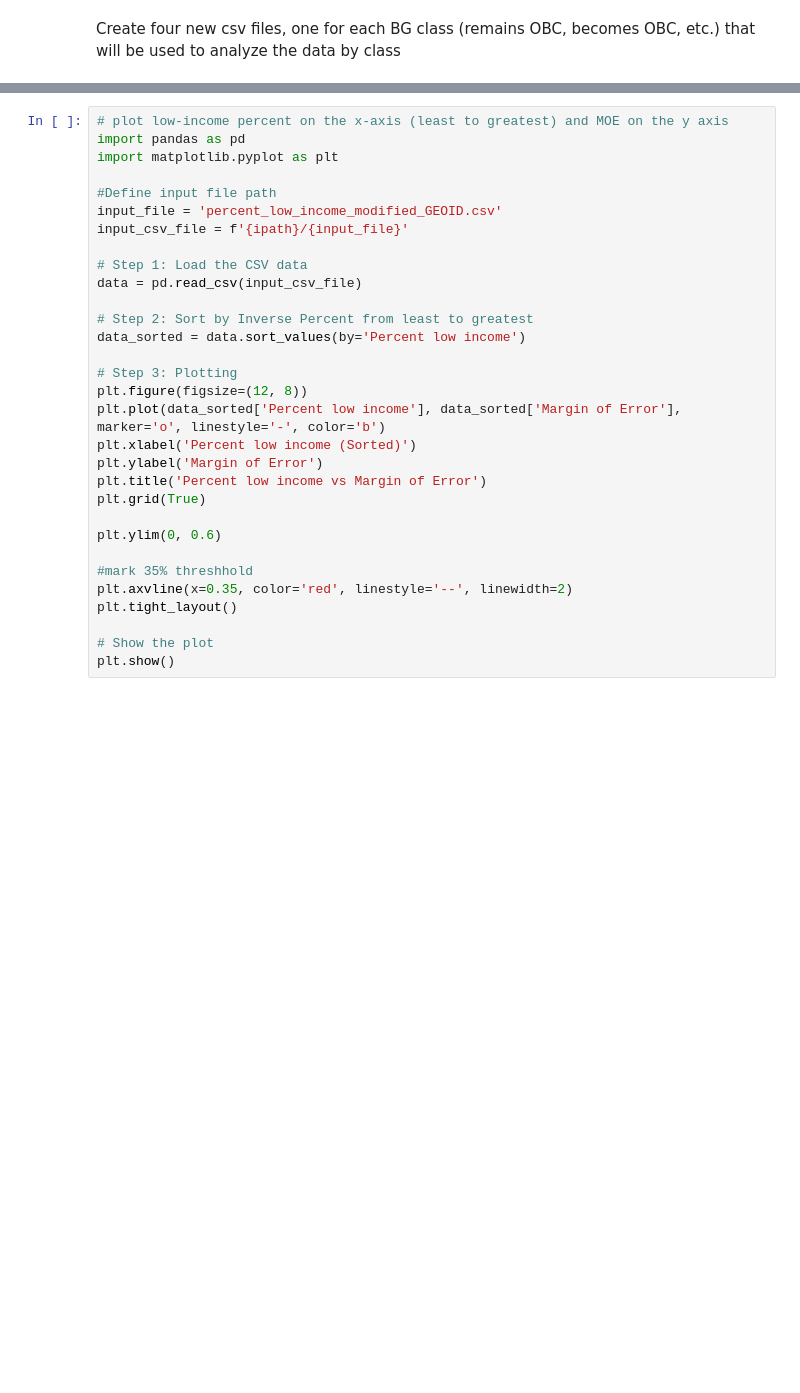
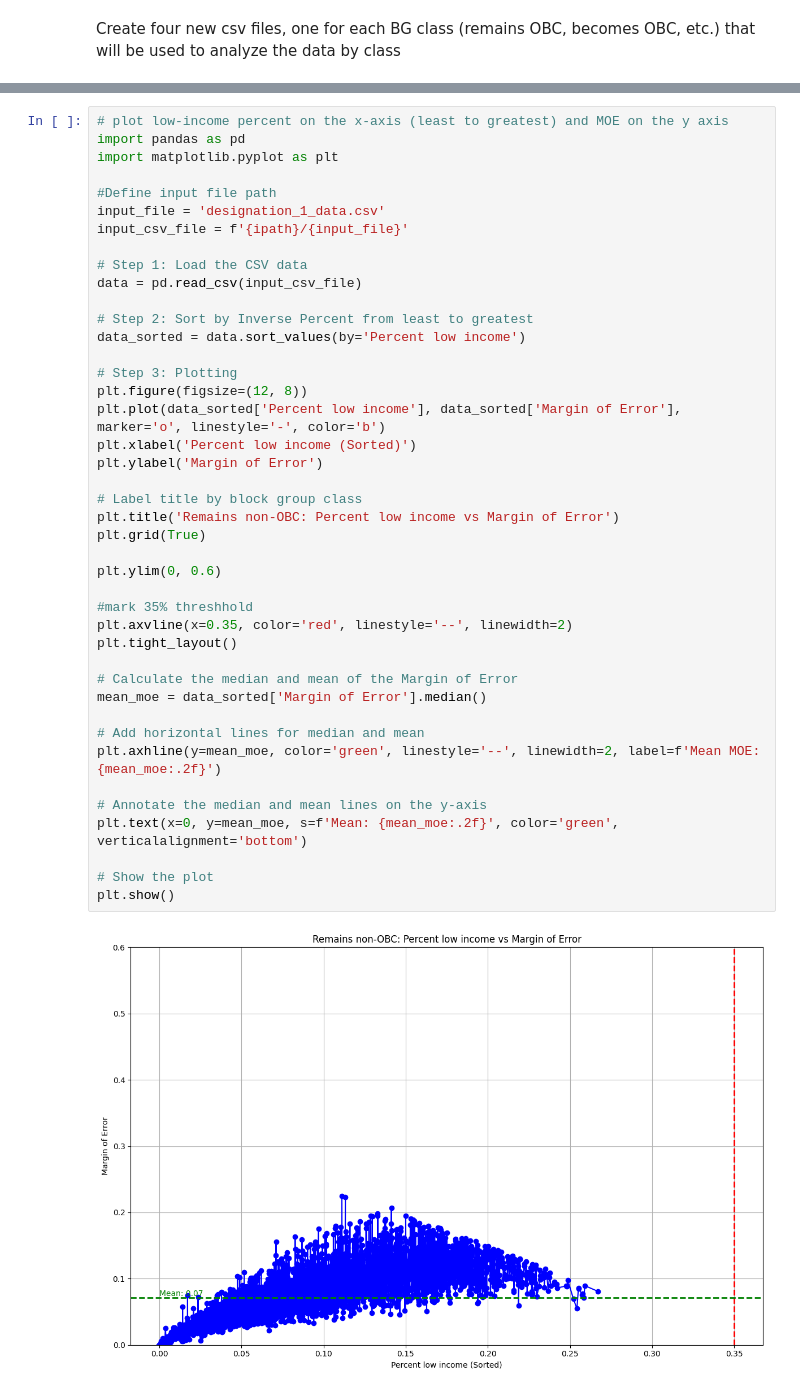
Before and after one commit to isleofaylaskye/NJ_MOE, a Jupyter notebook: jupyter_notebooks/analysis_by_class.ipynb, the cells around one changed output, grey strips where cells are left out. Saved outputs shown, nothing was run; the diff lists cells and outputs as text; blank space fills up the shorter version.

```diff
--- a/jupyter_notebooks/analysis_by_class.ipynb
+++ b/jupyter_notebooks/analysis_by_class.ipynb
@@ -52,31 +70,44 @@ except Exception as e:
 # %%
 # plot low-income percent on the x-axis (least to greatest) and MOE on the y axis
 import pandas as pd
 import matplotlib.pyplot as plt
 
 #Define input file path
-input_file = 'percent_low_income_modified_GEOID.csv'
+input_file = 'designation_1_data.csv'
 input_csv_file = f'{ipath}/{input_file}'
 
 # Step 1: Load the CSV data
 data = pd.read_csv(input_csv_file)
 
 # Step 2: Sort by Inverse Percent from least to greatest
 data_sorted = data.sort_values(by='Percent low income')
 
 # Step 3: Plotting
 plt.figure(figsize=(12, 8))
 plt.plot(data_sorted['Percent low income'], data_sorted['Margin of Error'], marker='o', linestyle='-', color='b')
 plt.xlabel('Percent low income (Sorted)')
 plt.ylabel('Margin of Error')
-plt.title('Percent low income vs Margin of Error')
+
+# Label title by block group class
+plt.title('Remains non-OBC: Percent low income vs Margin of Error')
 plt.grid(True)
 
 plt.ylim(0, 0.6)
 
 #mark 35% threshhold
 plt.axvline(x=0.35, color='red', linestyle='--', linewidth=2)
 plt.tight_layout()
 
+# Calculate the median and mean of the Margin of Error
+mean_moe = data_sorted['Margin of Error'].median()
+
+# Add horizontal lines for median and mean
+plt.axhline(y=mean_moe, color='green', linestyle='--', linewidth=2, label=f'Mean MOE: {mean_moe:.2f}')
+
+# Annotate the median and mean lines on the y-axis
+plt.text(x=0, y=mean_moe, s=f'Mean: {mean_moe:.2f}', color='green', verticalalignment='bottom')
+
 # Show the plot
 plt.show()
+# %% [output]
+[figure, added]
```
Also changed, not shown: parts of 16 cells of this notebook, 4 other files.
